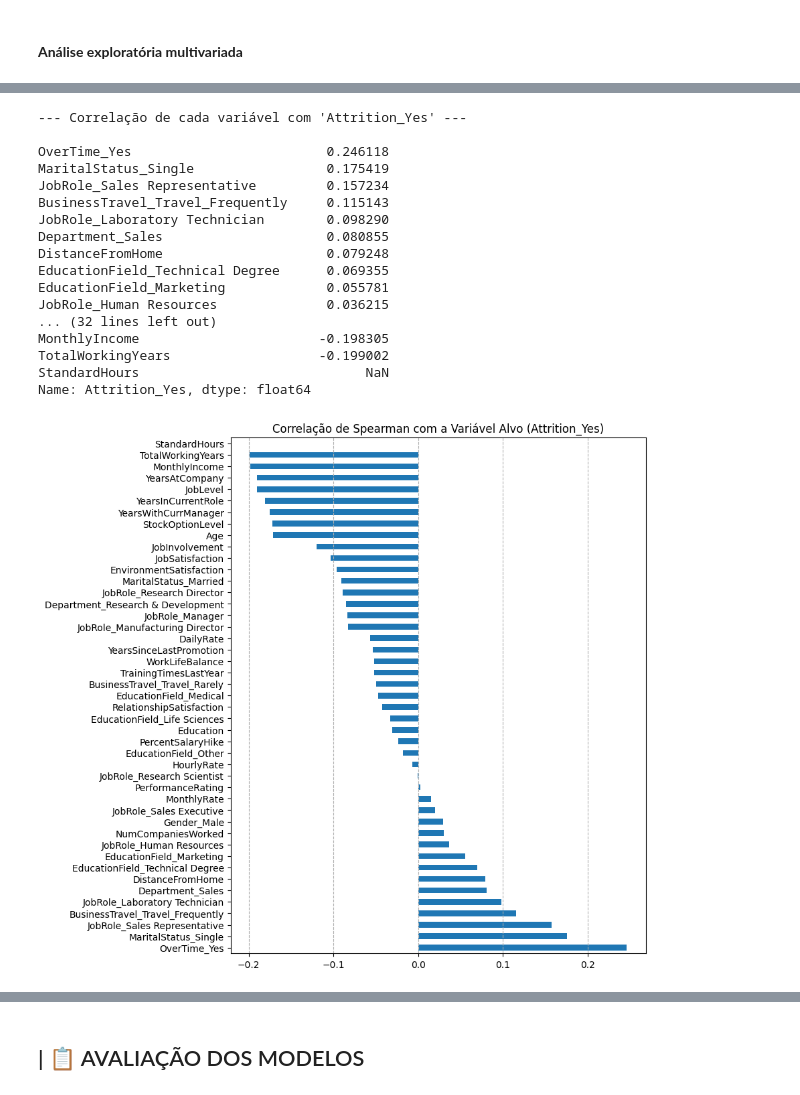
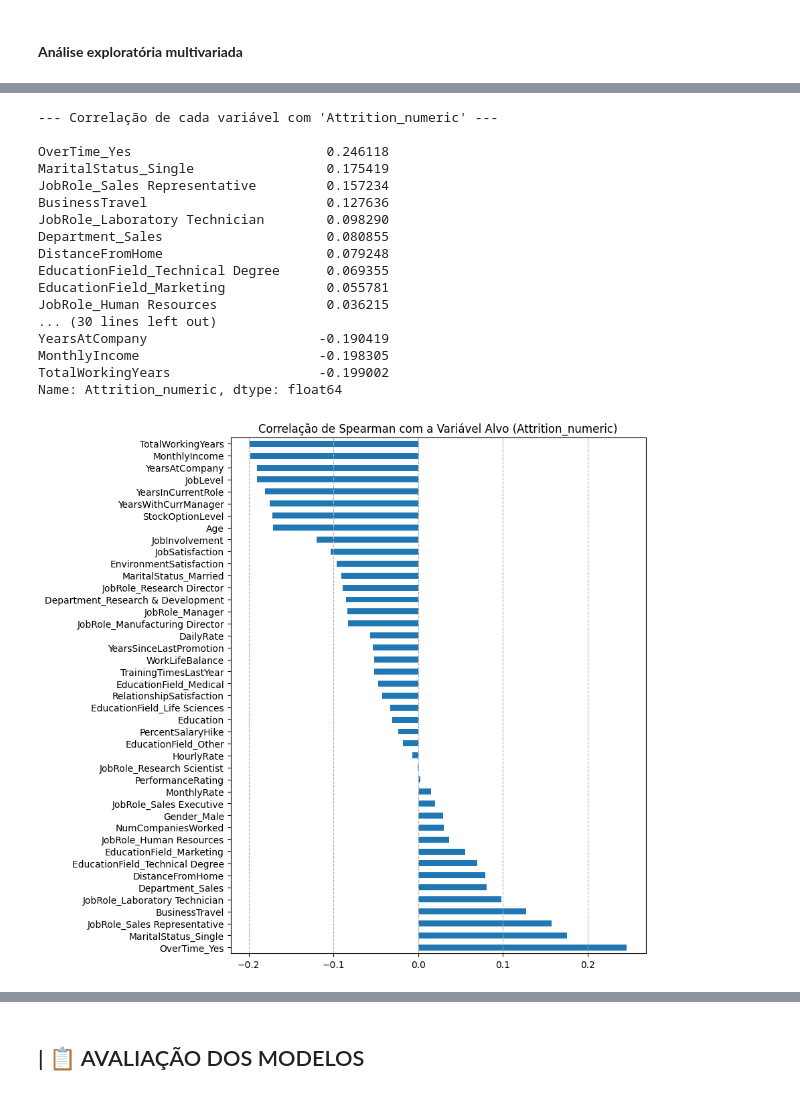
Before and after one commit to polydiaguiar/turnover-prediction-final-project, a Jupyter notebook: turnover_prediction_final_project.ipynb, the cells around one changed output, grey strips where cells are left out. Saved outputs shown, nothing was run; the diff lists cells and outputs as text; code cells hidden in the pictures.

```diff
--- a/turnover_prediction_final_project.ipynb
+++ b/turnover_prediction_final_project.ipynb
@@ -456,39 +534,39 @@ corr_matriz
 # %%
 # Correlação entre target e demais features
-# Calcula correlaçã de spearman
-corr_table = df_final.corr(method='spearman')['Attrition_Yes']
+# Calcula correlaçãode spearman
+corr_table = df_final.corr(method='spearman')['Attrition_numeric']
 
 # Ordena tabela de correlação
 corr_ordenada = corr_table.sort_values(ascending=False)
 
-print("--- Correlação de cada variável com 'Attrition_Yes' ---\n")
-print(corr_ordenada.drop('Attrition_Yes'))
+print("--- Correlação de cada variável com 'Attrition_numeric' ---\n")
+print(corr_ordenada.drop('Attrition_numeric'))
 
 # Cria um gráfico de barras para visualizar melhor
 plt.figure(figsize=(8, 10))
 
 # Remove a correlação da própria variável alvo (sempre 1) para o gráfico
-corr_ordenada.drop('Attrition_Yes').plot(kind='barh')
-plt.title("Correlação de Spearman com a Variável Alvo (Attrition_Yes)")
+corr_ordenada.drop('Attrition_numeric').plot(kind='barh')
+plt.title("Correlação de Spearman com a Variável Alvo (Attrition_numeric)")
 plt.grid(axis='x', linestyle='--')
 plt.show()
 # %% [output]
---- Correlação de cada variável com 'Attrition_Yes' ---
+--- Correlação de cada variável com 'Attrition_numeric' ---
 
 OverTime_Yes                         0.246118
 MaritalStatus_Single                 0.175419
 JobRole_Sales Representative         0.157234
-BusinessTravel_Travel_Frequently     0.115143
+BusinessTravel                       0.127636
 JobRole_Laboratory Technician        0.098290
 Department_Sales                     0.080855
 DistanceFromHome                     0.079248
 EducationField_Technical Degree      0.069355
 EducationField_Marketing             0.055781
 JobRole_Human Resources              0.036215
-... (32 lines left out)
+... (30 lines left out)
+YearsAtCompany                      -0.190419
 MonthlyIncome                       -0.198305
 TotalWorkingYears                   -0.199002
-StandardHours                             NaN
-Name: Attrition_Yes, dtype: float64
+Name: Attrition_numeric, dtype: float64
-[figure, old version]
+[figure, new version]
 # %%
```
Also changed, not shown: parts of 42 cells of this notebook.
